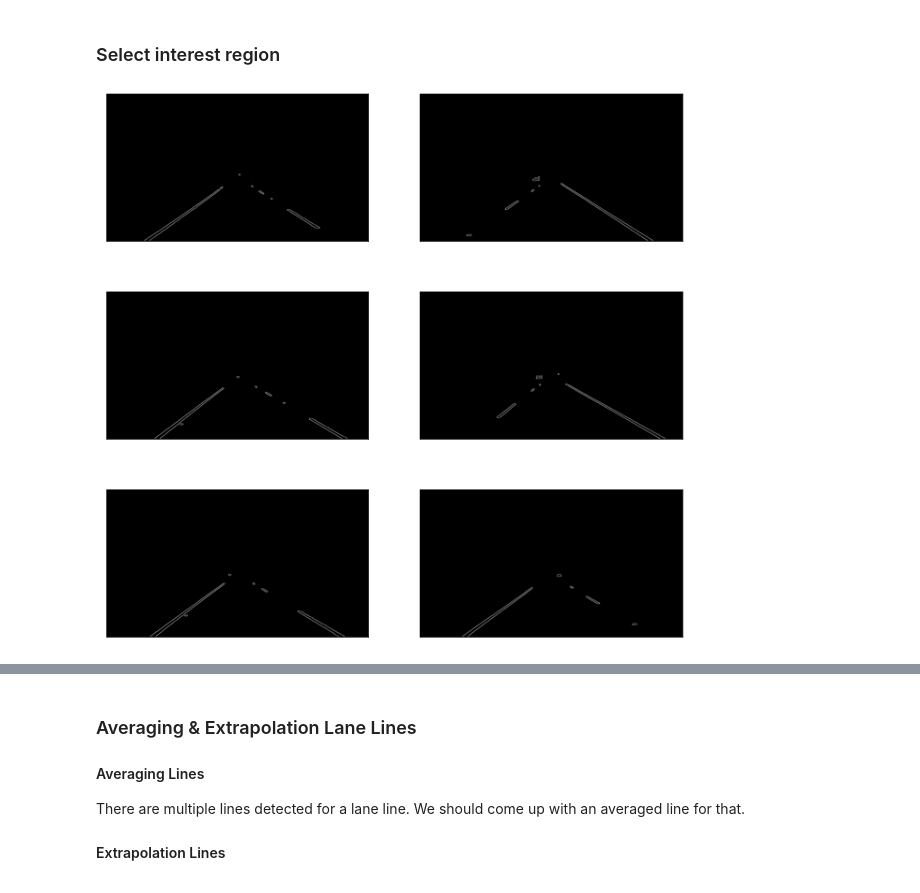
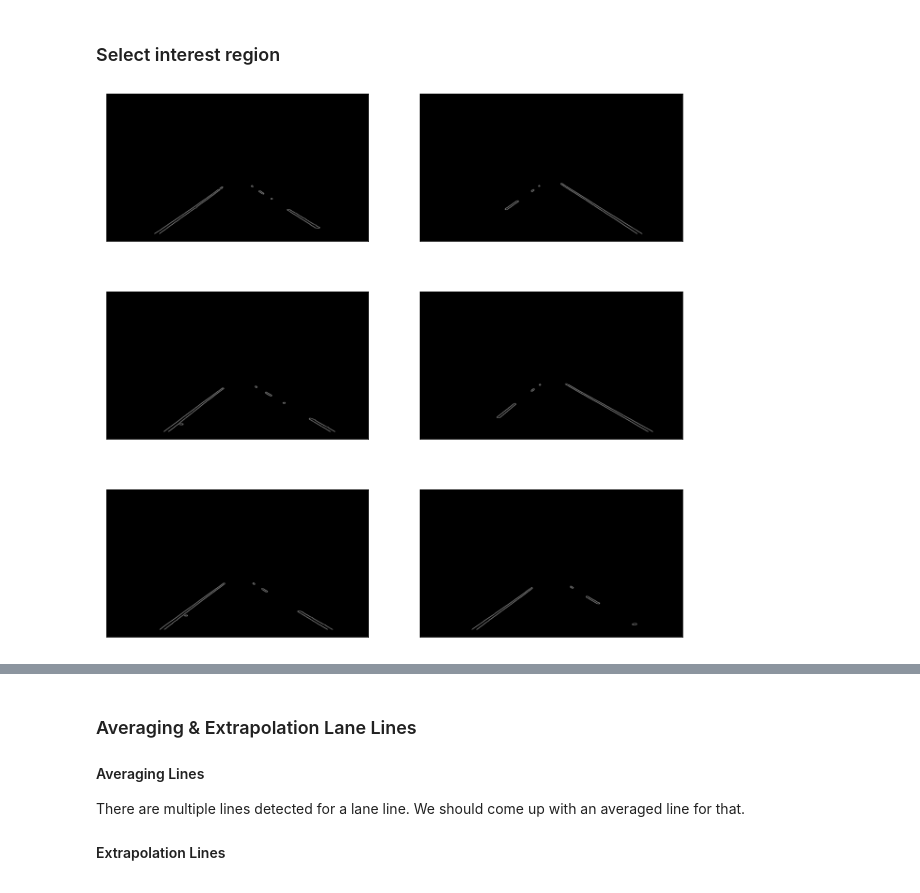
Before and after one commit to snandasena/finding-lane-lines-on-the-road, a Jupyter notebook: Finding_Lane_Lines_on_the_Road.ipynb, the cells around one changed output, grey strips where cells are left out. Cells and saved outputs as stored; diff of their text form; code cells hidden in the pictures.

```diff
--- a/Finding_Lane_Lines_on_the_Road.ipynb
+++ b/Finding_Lane_Lines_on_the_Road.ipynb
@@ -166,37 +166,45 @@ def region_of_interest(img, vertices):
     `vertices` should be a numpy array of integer points.
     """
     #defining a blank mask to start with
     mask = np.zeros_like(img)
 
     #defining a 3 channel or 1 channel color to fill the mask with depending on the input image
     if len(img.shape) > 2:
         channel_count = img.shape[2]  # i.e. 3 or 4 depending on your image
         ignore_mask_color = (255,) * channel_count
     else:
         ignore_mask_color = 255
 
     #filling pixels inside the polygon defined by "vertices" with the fill color
     cv2.fillPoly(mask, vertices, ignore_mask_color)
 
     #returning the image only where mask pixels are nonzero
     masked_image = cv2.bitwise_and(img, mask)
     return masked_image
 
 def select_region(img):
     """
 
     :param img:
     :return:
     """
-    imshape = img.shape
-    # this can be inefficient
-    vertices = np.array([[(0,imshape[0]),(450, 290), (490, 290), (imshape[1],imshape[0])]], dtype=np.int32)
+#     imshape = img.shape
+    # Initial vertices selection with hard coded pixels
+    # vertices = np.array([[(0,imshape[0]),(450, 290), (490, 290), (imshape[1],imshape[0])]], dtype=np.int32)
+
+    # Improved version of vertices selection with dyanamic ratios
+    height,width = img.shape[:2]
+    bottom_left = [width*0.1 , height*0.95]
+    top_left = [width*0.4 , height * 0.6]
+    bottom_right = [width * 0.9, height * 0.95]
+    top_right = [width * 0.6, height * 0.6]
+    vertices = np.array([[bottom_left, top_left, top_right, bottom_right]], dtype=np.int32)
     return region_of_interest(img, vertices)
 
 roi_images = list(map(select_region, edge_detected_images))
 show_images(roi_images)
 # %% [output]
-[figure, old version]
+[figure, new version]
 # %%
 def hough_lines(image):
     """
```
Also changed, not shown: parts of 9 cells of this notebook, 2 other files.
